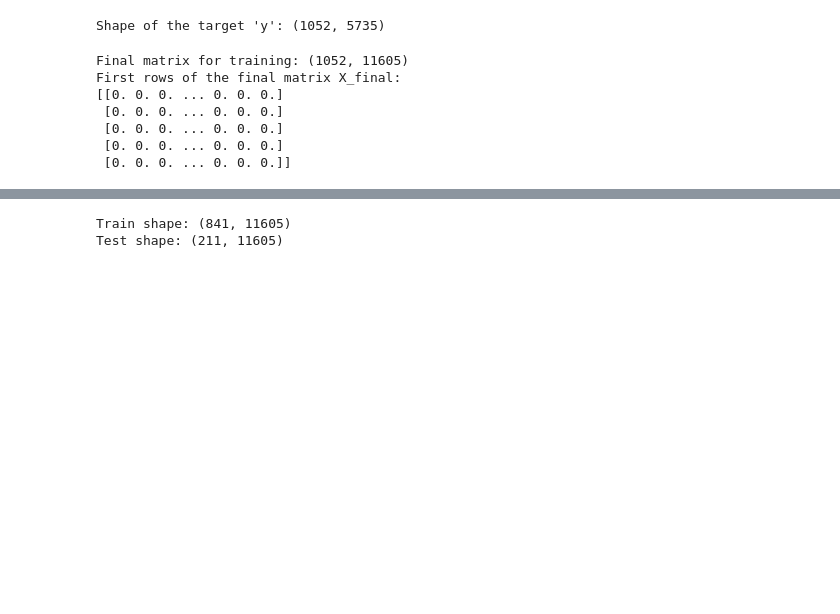
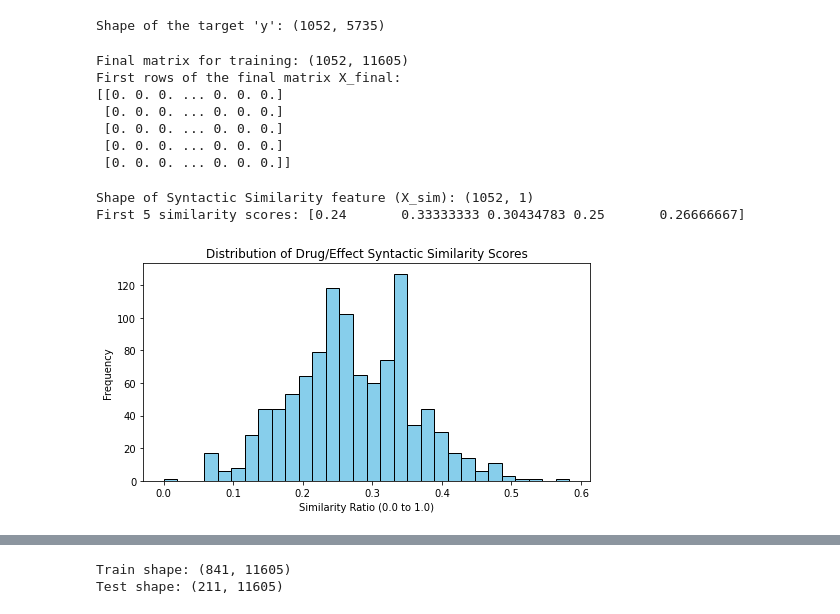
Before and after one commit to Mascode-Dev/drug-side-effect, a Jupyter notebook: word_embedding.ipynb, the cells around one changed output, grey strips where cells are left out. Cells and saved outputs as stored; diff of their text form; code cells hidden in the pictures; blank space fills up the shorter version.

```diff
--- a/word_embedding.ipynb
+++ b/word_embedding.ipynb
@@ -70,3 +70,53 @@ First rows of the final matrix X_final:
  [0. 0. 0. ... 0. 0. 0.]
  [0. 0. 0. ... 0. 0. 0.]
  [0. 0. 0. ... 0. 0. 0.]]
+# %%
+import difflib
+from sklearn.model_selection import cross_val_score
+from sklearn.linear_model import LogisticRegression
+from sklearn.multiclass import OneVsRestClassifier
+from sklearn.metrics import f1_score, make_scorer
+import numpy as np
+import matplotlib.pyplot as plt
+
+# --- E. Syntactic Similarity Feature Creation ---
+# Goal: Create a numerical feature (0 to 1) representing the syntactic closeness
+# between the drug name and its first listed side effect.
+
+def calculate_name_similarity(drug_name, side_effect_list):
+    """
+    Calculates the similarity ratio between the drug name and the first side effect.
+    Returns 0.0 if the side effect list is empty.
+    """
+    if not side_effect_list:
+        return 0.0
+
+    # Use SequenceMatcher to get the structural similarity ratio (0.0 to 1.0)
+    # We convert strings to lowercase for a case-insensitive comparison.
+    first_effect = side_effect_list[0]
+    return difflib.SequenceMatcher(None, str(drug_name).lower(), str(first_effect).lower()).ratio()
+
+# Apply the function to create the new feature column (X_sim)
+# Note: We compare the drug_name against the first side effect in the list.
+df['syntactic_similarity'] = df.apply(
+    lambda row: calculate_name_similarity(row['drug_name'], row['side_effects_list']),
+    axis=1
+)
+
+# Convert the new column into a NumPy matrix (our X_sim feature)
+X_sim = df[['syntactic_similarity']].values
+
+print(f"Shape of Syntactic Similarity feature (X_sim): {X_sim.shape}")
+print(f"First 5 similarity scores: {X_sim[:5].ravel()}")
+
+# --- F. Visualization of Syntactic Similarity Feature ---
+plt.figure(figsize=(8, 4))
+plt.hist(X_sim, bins=30, edgecolor='black', color='skyblue')
+plt.title('Distribution of Drug/Effect Syntactic Similarity Scores')
+plt.xlabel('Similarity Ratio (0.0 to 1.0)')
+plt.ylabel('Frequency')
+plt.show()
+# %% [output]
+Shape of Syntactic Similarity feature (X_sim): (1052, 1)
+First 5 similarity scores: [0.24       0.33333333 0.30434783 0.25       0.26666667]
+[figure, added]
```
Also changed, not shown: parts of 2 cells of this notebook.
